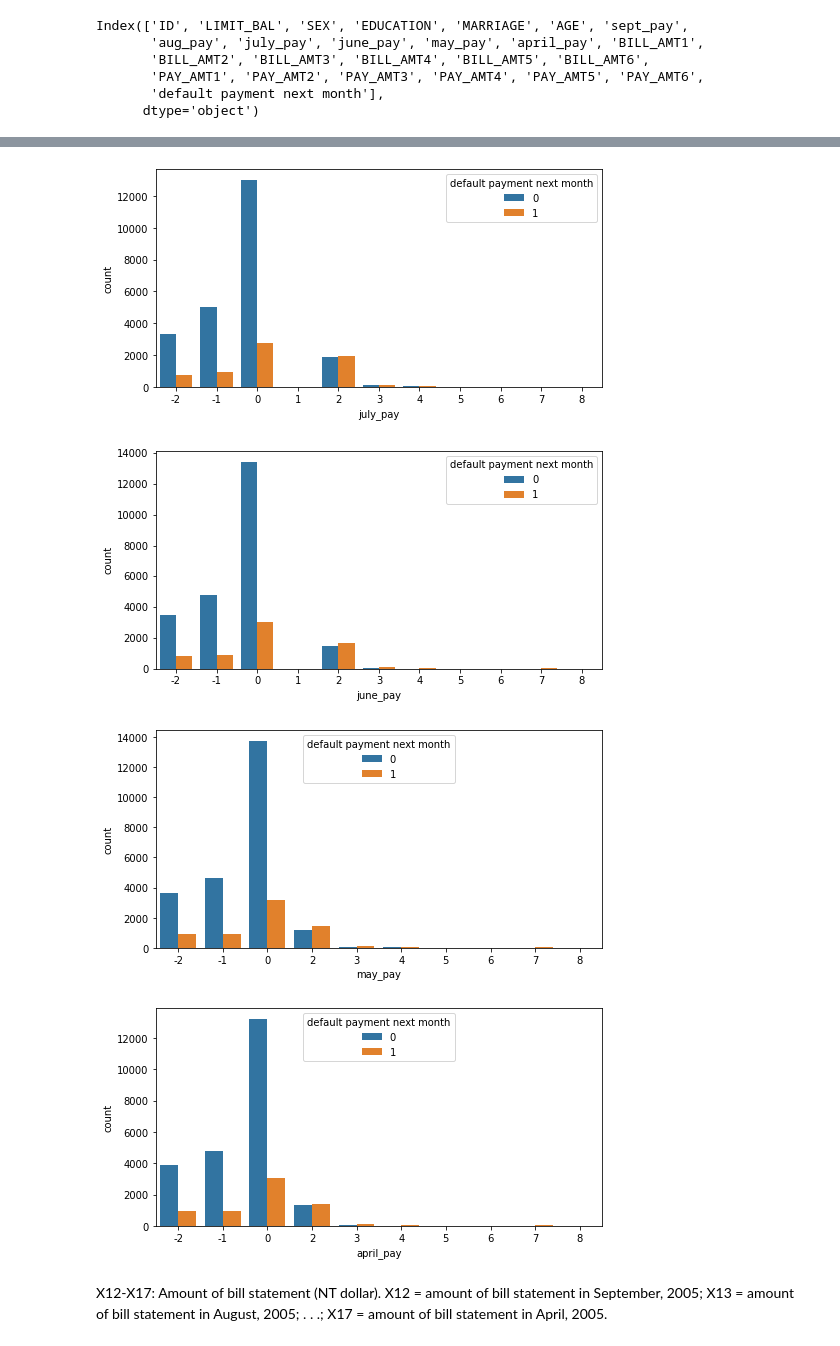
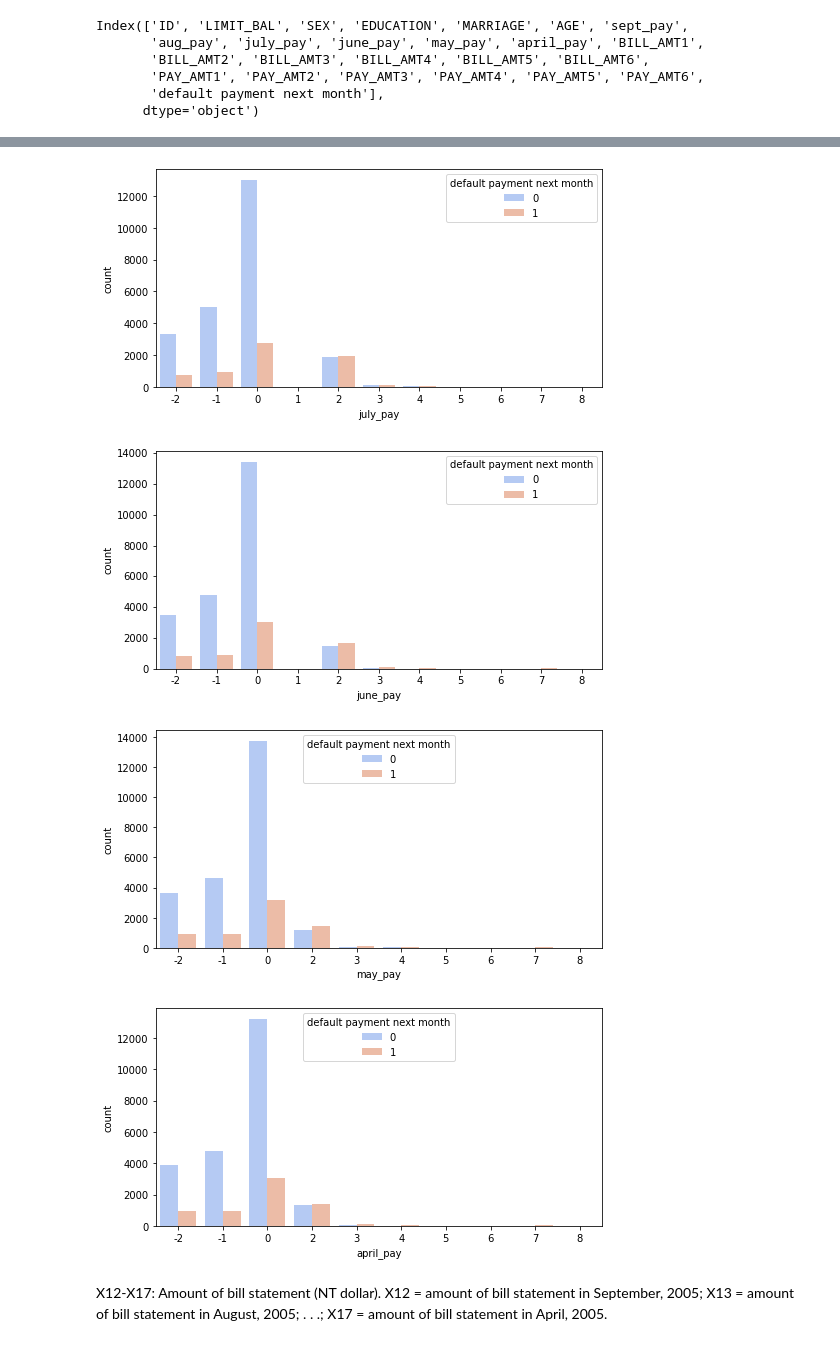
Before and after one commit to PratibhaSanganmath/Credit-Card-Default-Prediction, a Jupyter notebook: Copy_of_Credit_Card_Default_Prediction_Capstone_Project.ipynb, the cells around one changed output, grey strips where cells are left out. Cells and saved outputs as stored; diff of their text form; code cells hidden in the pictures.

```diff
--- a/Copy_of_Credit_Card_Default_Prediction_Capstone_Project.ipynb
+++ b/Copy_of_Credit_Card_Default_Prediction_Capstone_Project.ipynb
@@ -307,5 +308,5 @@ Index(['ID', 'LIMIT_BAL', 'SEX', 'EDUCATION', 'MARRIAGE', 'AGE', 'sept_pay',
 pay_columns = ['sept_pay',	'aug_pay',	'july_pay',	'june_pay',	'may_pay',	'april_pay']
 for column in pay_columns:
   plt.figure(figsize=(8,4))
-  sns.countplot(x = column, hue = 'default payment next month', data = df)
+  sns.countplot(x = column, hue = 'default payment next month', palette = 'coolwarm',data = df)
 # %% [output]
@@ -314,7 +315,7 @@ for column in pay_columns:
-[figure, old version]
+[figure, new version]
-[figure, old version]
+[figure, new version]
-[figure, old version]
+[figure, new version]
-[figure, old version]
+[figure, new version]
 # %%
 df=df.rename(columns={'BILL_AMT1':'sept_bill','BILL_AMT2':'aug_bill','BILL_AMT3':'july_bill','BILL_AMT4':'june_bill','BILL_AMT5':'may_bill','BILL_AMT6':'april_bill'})
 # %% [markdown]
```
Also changed, not shown: parts of 20 cells of this notebook.
